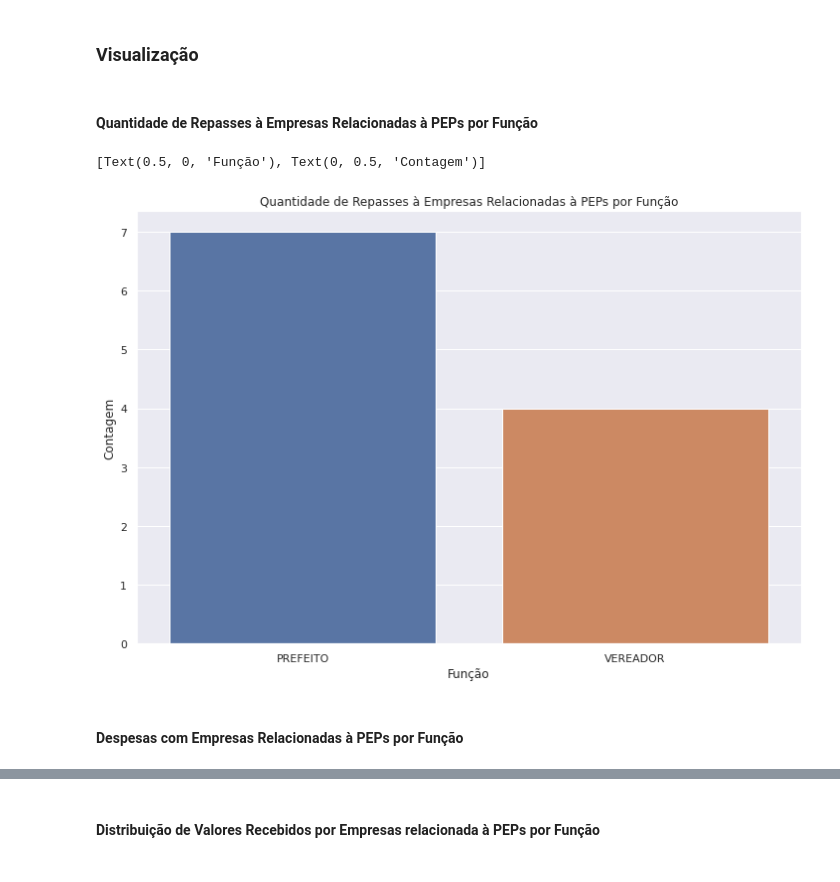
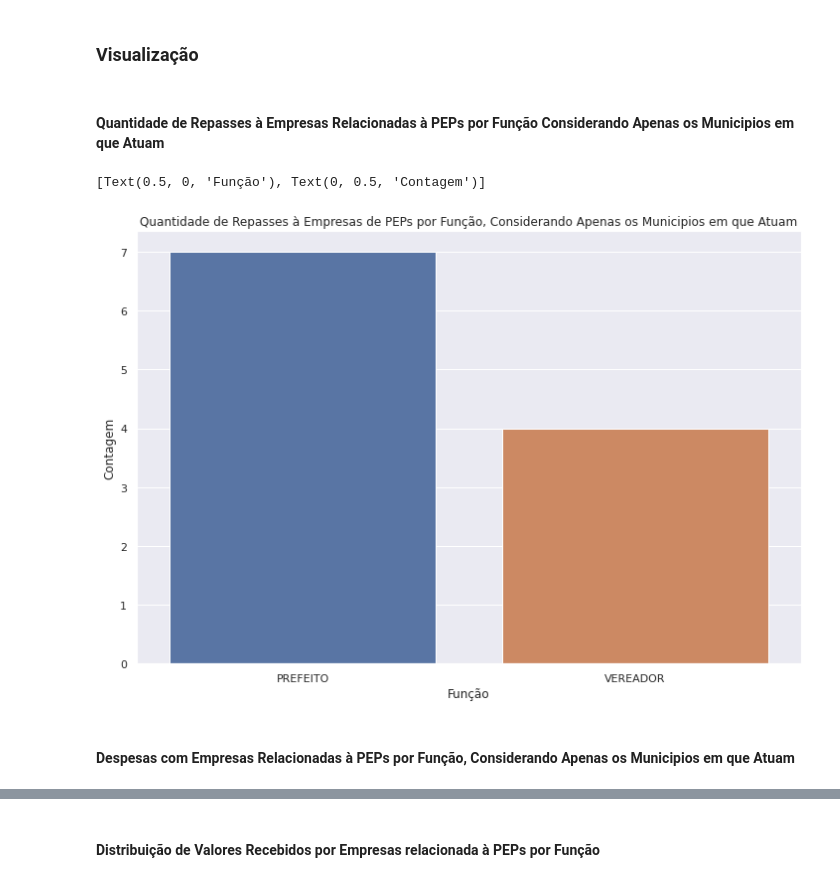
Before and after one commit to AlanTaranti/trabalho-curso-controle-social-grupo-6, a Jupyter notebook: Trabalho de Conformidade do Curso de Dados Abertos para Controle Social.ipynb, the cells around one changed output, grey strips where cells are left out. Drawn from its saved outputs; the diff is of its cells as text; code cells hidden in the pictures.

```diff
--- a/Trabalho de Conformidade do Curso de Dados Abertos para Controle Social.ipynb
+++ b/Trabalho de Conformidade do Curso de Dados Abertos para Controle Social.ipynb
@@ -595,17 +595,17 @@ empresas_peps_mesmo_municipio.sample(5)
 # %% [markdown]
 ### Visualização
 # %% [markdown]
-#### Quantidade de Repasses à Empresas Relacionadas à PEPs por Função
+#### Quantidade de Repasses à Empresas Relacionadas à PEPs por Função Considerando Apenas os Municipios em que Atuam
 # %%
 ax = sns.countplot(data=empresas_peps_mesmo_municipio.sort_values('Funcao_PEP'), x='Funcao_PEP')
 
-ax.set(title='Quantidade de Repasses à Empresas Relacionadas à PEPs por Função')
+ax.set(title='Quantidade de Repasses à Empresas de PEPs por Função, Considerando Apenas os Municipios em que Atuam')
 ax.set(xlabel='Função', ylabel='Contagem')
 # %% [output]
 [Text(0.5, 0, 'Função'), Text(0, 0.5, 'Contagem')]
-[figure, old version]
+[figure, new version]
 # %% [markdown]
-#### Despesas com Empresas Relacionadas à PEPs por Função
+#### Despesas com Empresas Relacionadas à PEPs por Função, Considerando Apenas os Municipios em que Atuam
 # %%
 soma_valores_empresas_peps_funcao = empresas_peps_mesmo_municipio.groupby('Funcao_PEP')['Valor_Total'].sum().reset_index()
 soma_valores_empresas_peps_funcao = soma_valores_empresas_peps_funcao.sort_values('Funcao_PEP')
```
Also changed, not shown: parts of 25 cells of this notebook.
